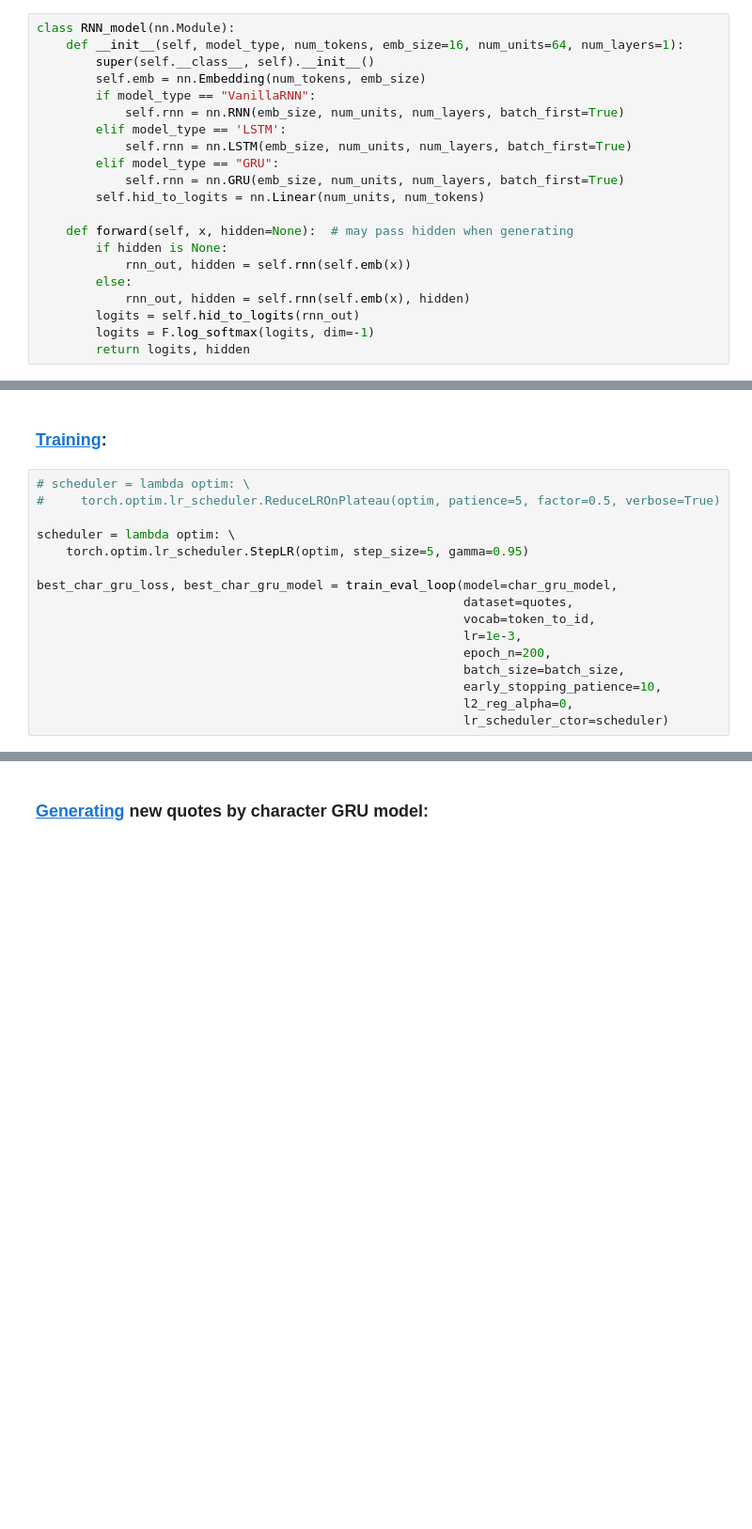
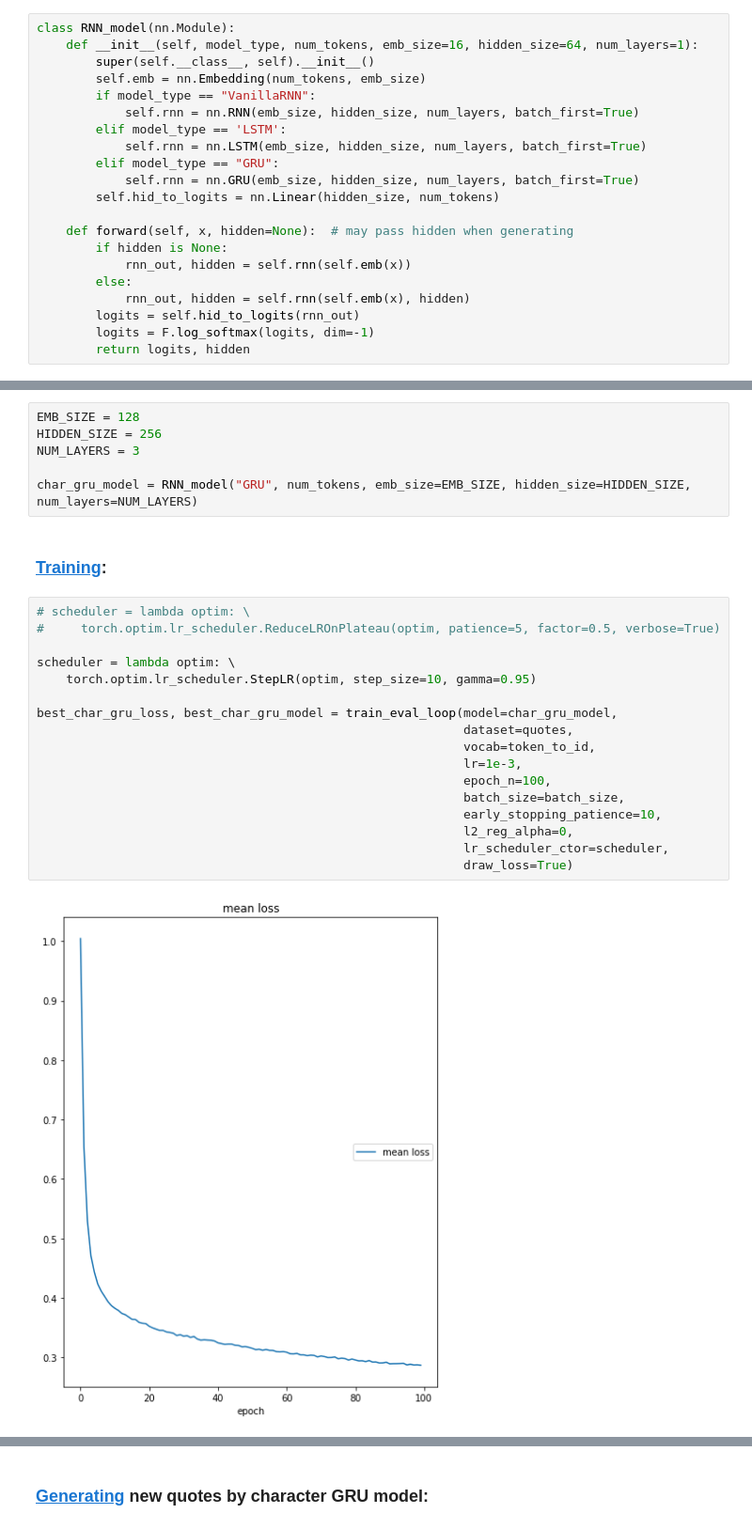
Before and after one commit to shell-escape/Motivational-quotes-generation-using-GRU, a Jupyter notebook: Motivational quotes generation using GRU.ipynb, the cells around one changed output, grey strips where cells are left out. Shown: that part at 94% size. Saved outputs shown, nothing was run; the diff lists cells and outputs as text; blank space fills up the shorter version.

```diff
--- a/Motivational quotes generation using GRU.ipynb
+++ b/Motivational quotes generation using GRU.ipynb
@@ -100,16 +103,16 @@ def to_matrix(data, token_to_id=None, max_len=None, dtype='int32', batch_first=T
     return data_ix
 # %%
 class RNN_model(nn.Module):
-    def __init__(self, model_type, num_tokens, emb_size=16, num_units=64, num_layers=1):
+    def __init__(self, model_type, num_tokens, emb_size=16, hidden_size=64, num_layers=1):
         super(self.__class__, self).__init__()
         self.emb = nn.Embedding(num_tokens, emb_size)
         if model_type == "VanillaRNN":
-            self.rnn = nn.RNN(emb_size, num_units, num_layers, batch_first=True)
+            self.rnn = nn.RNN(emb_size, hidden_size, num_layers, batch_first=True)
         elif model_type == 'LSTM':
-            self.rnn = nn.LSTM(emb_size, num_units, num_layers, batch_first=True)
+            self.rnn = nn.LSTM(emb_size, hidden_size, num_layers, batch_first=True)
         elif model_type == "GRU":
-            self.rnn = nn.GRU(emb_size, num_units, num_layers, batch_first=True)
-        self.hid_to_logits = nn.Linear(num_units, num_tokens)
+            self.rnn = nn.GRU(emb_size, hidden_size, num_layers, batch_first=True)
+        self.hid_to_logits = nn.Linear(hidden_size, num_tokens)
 
     def forward(self, x, hidden=None):  # may pass hidden when generating
         if hidden is None:
@@ -343,18 +362,27 @@ char_gru_model = RNN_model("GRU", num_tokens, emb_size=128, num_units=256, num_l
+# %%
+EMB_SIZE = 128
+HIDDEN_SIZE = 256
+NUM_LAYERS = 3
+
+char_gru_model = RNN_model("GRU", num_tokens, emb_size=EMB_SIZE, hidden_size=HIDDEN_SIZE, num_layers=NUM_LAYERS)
 # %% [markdown]
 ### [Training](#scrollTo=0-aBS-yD5Crc&line=1&uniqifier=1):
 # %%
 # scheduler = lambda optim: \
 #     torch.optim.lr_scheduler.ReduceLROnPlateau(optim, patience=5, factor=0.5, verbose=True)
 
 scheduler = lambda optim: \
-    torch.optim.lr_scheduler.StepLR(optim, step_size=5, gamma=0.95)
+    torch.optim.lr_scheduler.StepLR(optim, step_size=10, gamma=0.95)
 
 best_char_gru_loss, best_char_gru_model = train_eval_loop(model=char_gru_model,
                                                           dataset=quotes,
                                                           vocab=token_to_id,
                                                           lr=1e-3,
-                                                          epoch_n=200,
+                                                          epoch_n=100,
                                                           batch_size=batch_size,
                                                           early_stopping_patience=10,
                                                           l2_reg_alpha=0,
-                                                          lr_scheduler_ctor=scheduler)
+                                                          lr_scheduler_ctor=scheduler,
+                                                          draw_loss=True)
+# %% [output]
+[figure, added]
```
Also changed, not shown: parts of 17 cells of this notebook.
